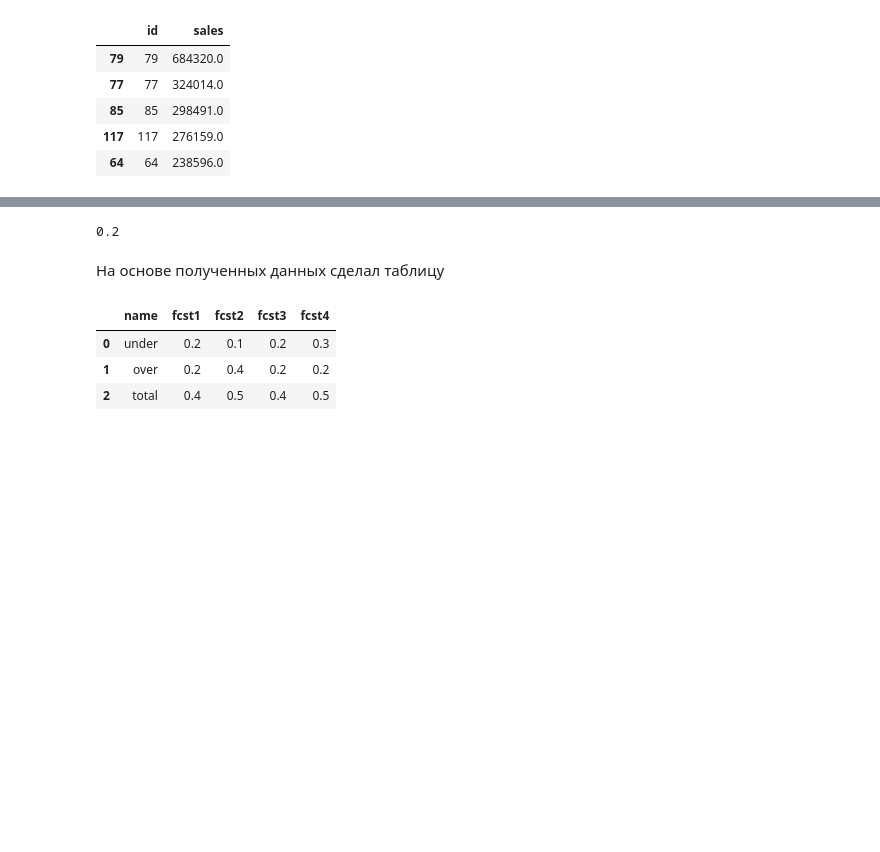
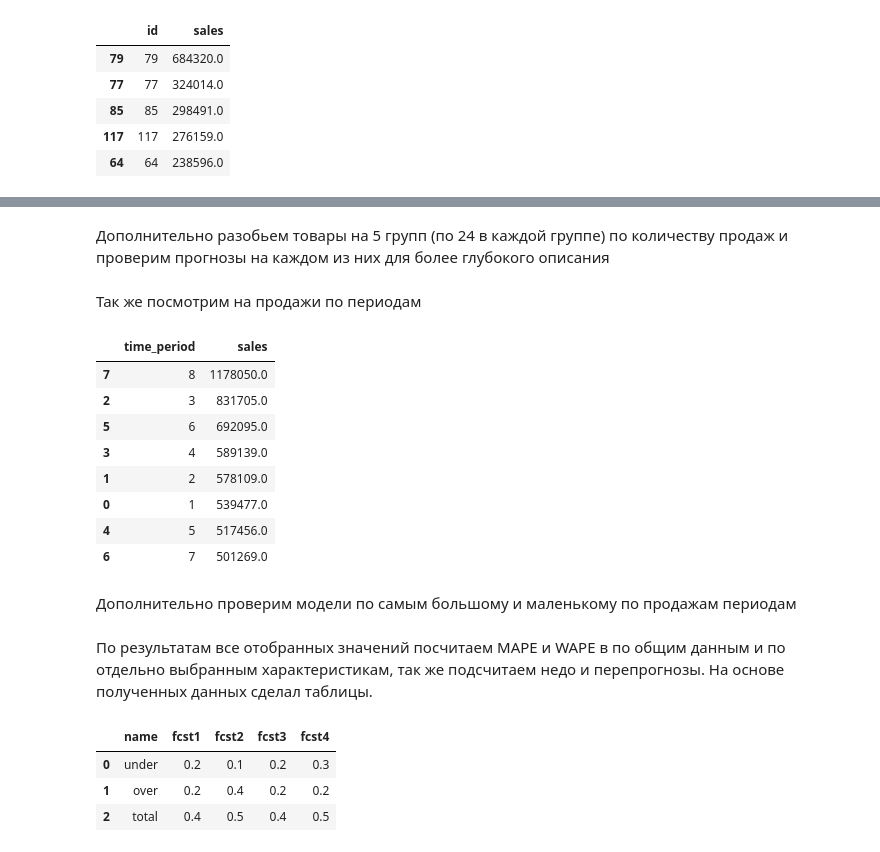
Before and after one commit to dmyakovlev/test_forecasts, a Jupyter notebook: Тестовое задание. Проверка прогнозов.ipynb, the cells around one changed output, grey strips where cells are left out. Cells and saved outputs as stored; diff of their text form; code cells hidden in the pictures; blank space fills up the shorter version.

Commit message:
Forecasts analysis

```diff
--- a/Тестовое задание. Проверка прогнозов.ipynb
+++ b/Тестовое задание. Проверка прогнозов.ipynb
@@ -507,9 +122,24 @@ pred = table.fcst4
-# %%
-percent_over_forecasts(true, pred)
-# %% [output]
-0.2
-# %% [markdown]
-На основе полученных данных сделал таблицу
+# %% [markdown]
+Дополнительно разобьем товары на 5 групп (по 24 в каждой группе) по количеству продаж и проверим прогнозы на каждом из них для более глубокого описания
+# %% [markdown]
+Так же посмотрим на продажи по периодам
+# %%
+table.groupby('time_period', as_index=False).agg({'sales' : 'sum'}) \
+    .sort_values('sales', ascending=False)
+# %% [output]
+|  | time_period | sales |
+| 7 | 8 | 1178050.0 |
+| 2 | 3 | 831705.0 |
+| 5 | 6 | 692095.0 |
+| 3 | 4 | 589139.0 |
+| 1 | 2 | 578109.0 |
+| 0 | 1 | 539477.0 |
+| 4 | 5 | 517456.0 |
+| 6 | 7 | 501269.0 |
+# %% [markdown]
+Дополнительно проверим модели по самым большому и маленькому по продажам периодам
+# %% [markdown]
+По результатам все отобранных значений посчитаем MAPE и WAPE  в по общим данным и по отдельно выбранным характеристикам, так же подсчитаем недо и перепрогнозы. На основе полученных данных сделал таблицы.
 # %%
 table_forecasts = pd.read_csv('/Users/dmyakovlev/Desktop/forecasts.csv')
 # %%
```
Also changed, not shown: parts of 121 cells of this notebook.
